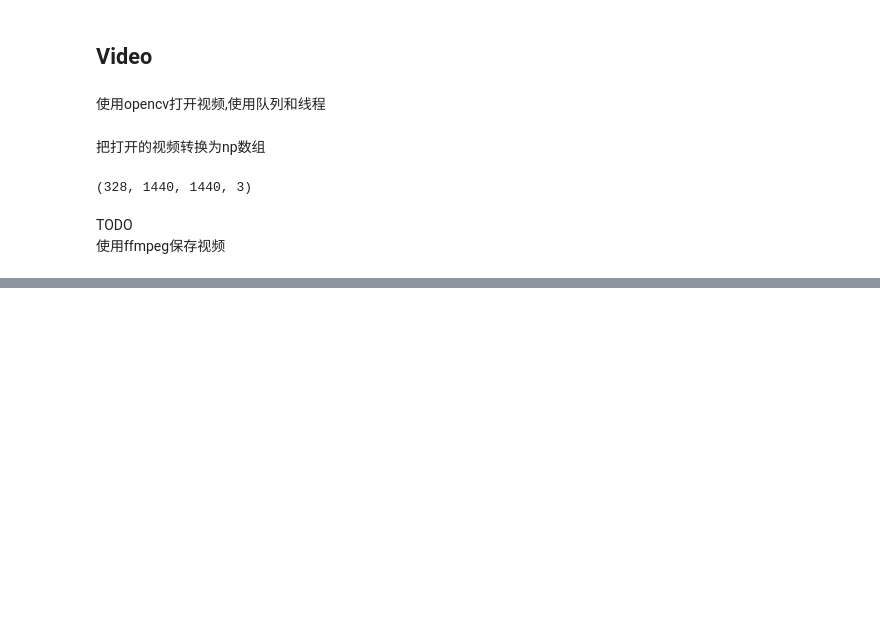
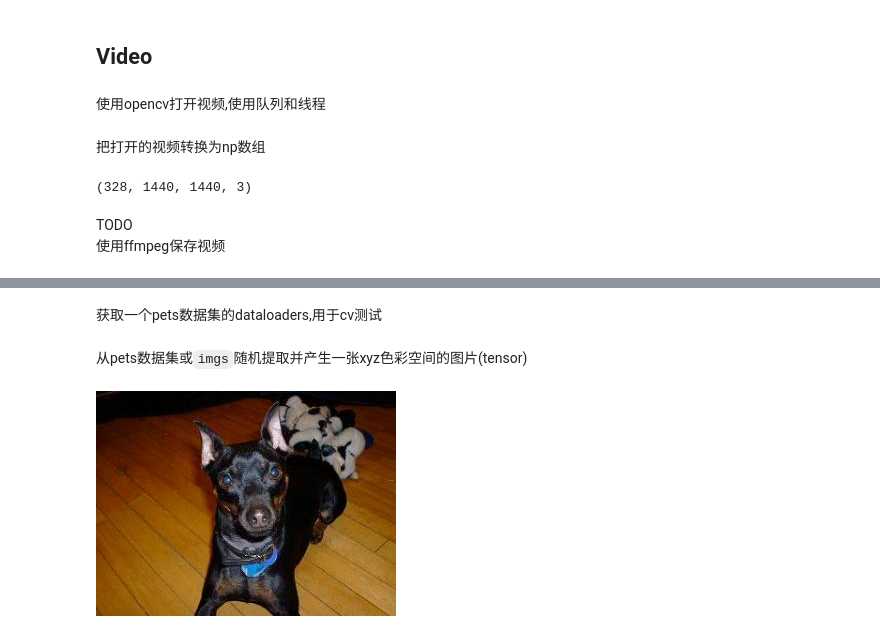
Before and after one commit to doucx/wcpdtoolbox, a Jupyter notebook: nbs/00_vision.ipynb, the cells around one changed output, grey strips where cells are left out. Cells and saved outputs as stored; diff of their text form; code cells hidden in the pictures; blank space fills up the shorter version.

Commit message:
新增get_one_test_img

```diff
--- a/nbs/00_vision.ipynb
+++ b/nbs/00_vision.ipynb
@@ -21,8 +21,6 @@ vid_path = '/ailearn/dataset/video/own/20230127_032459.mp4'
 # %%
 #| export
-def open_img_cv2(path:str):
-    img = cv2.imread(str(path))
-    return img
+def open_img_cv2(path:str): return cv2.imread(str(path))
 # %% [markdown]
 使用cv2打开图片
 # %%
@@ -272,3 +291,23 @@ TODO
+# %% [markdown]
+获取一个pets数据集的dataloaders,用于cv测试
+# %%
+#| export
+def get_one_test_img(imgs=None):
+    pick_one = lambda l:l[random.randint(0, len(l)-1)]
+    if not imgs is None:
+        return open_img_xyz(pick_one(imgs))
+    else:
+        path = untar_data(URLs.PETS)
+        imgs = get_image_files(path/'images')
+        return open_img_xyz(pick_one(imgs))
+# %% [markdown]
+从pets数据集或`imgs`随机提取并产生一张xyz色彩空间的图片(tensor)
+# %%
+img = get_one_test_img()
+# %%
+show_img_xyz(img)[0]
+# %% [output]
+[figure, added]
 # %%
 #| hide
 import nbdev; nbdev.nbdev_export()
```
Also changed, not shown: parts of 7 cells of this notebook, 10 other files.
